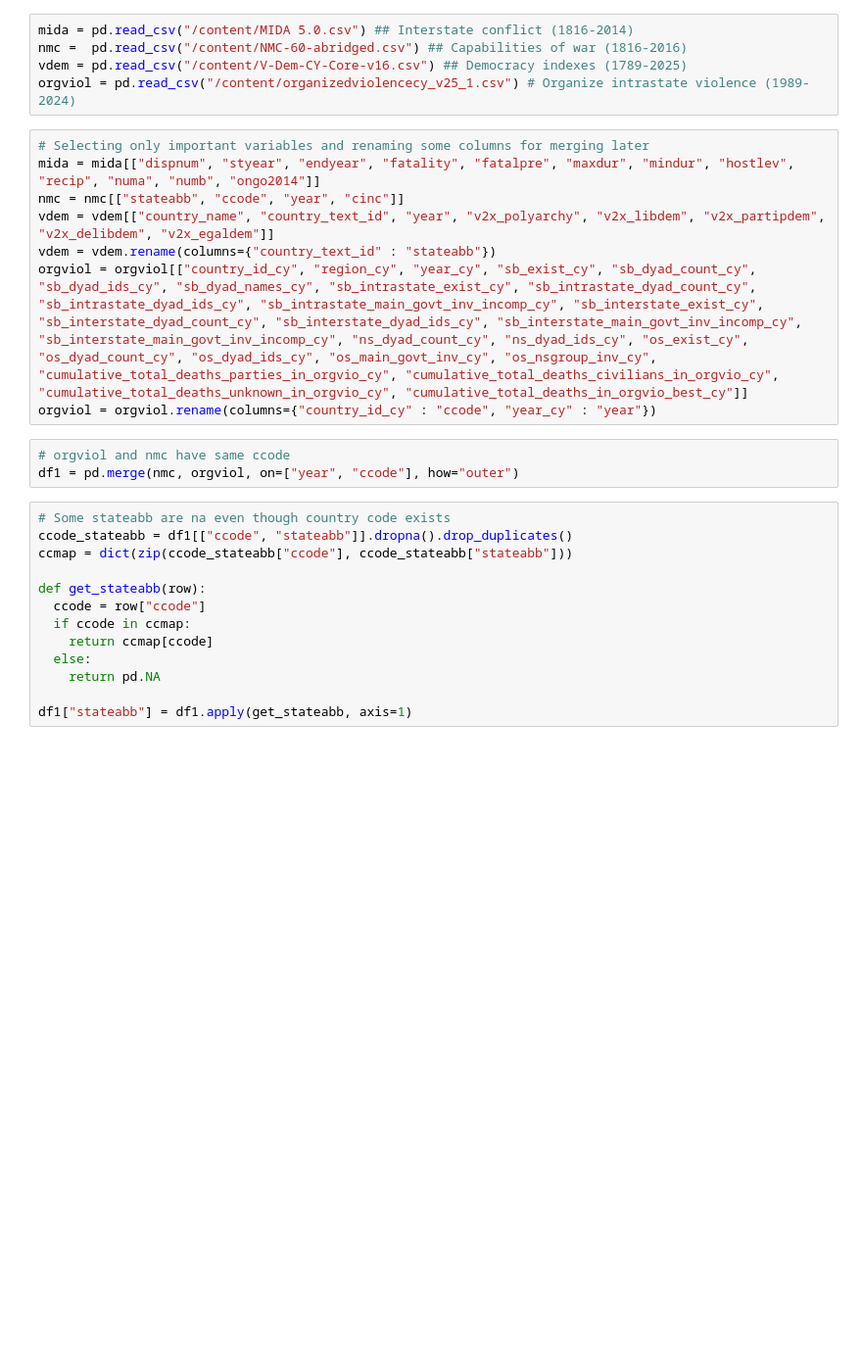
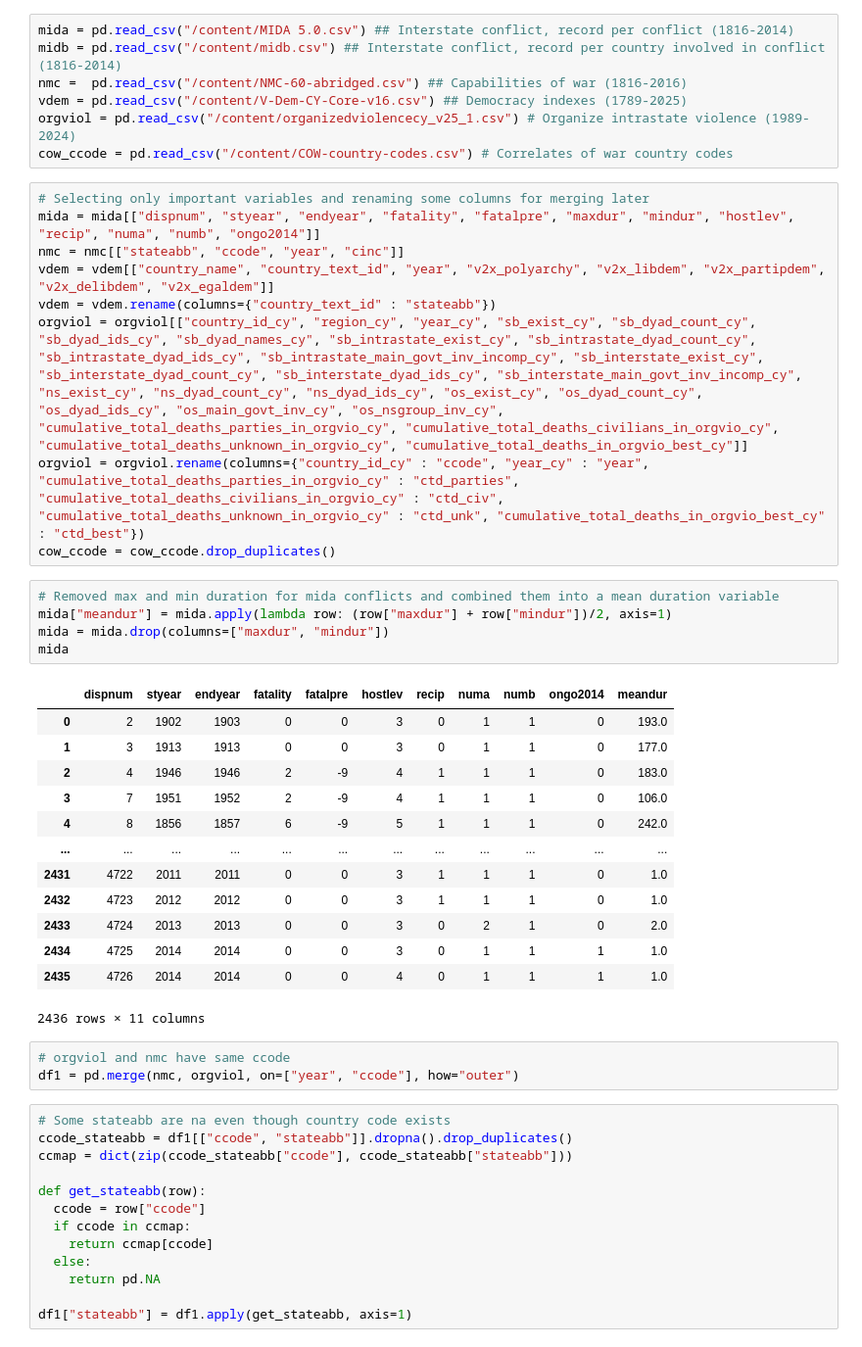
Before and after one commit to Traorasp/ML-Project-Proposal, a Jupyter notebook: ML_Project_Data_Cleanup.ipynb, the cells around one changed output. Shown at 98% size. Saved outputs shown, nothing was run; the diff lists cells and outputs as text; blank space fills up the shorter version.

```diff
--- a/ML_Project_Data_Cleanup.ipynb
+++ b/ML_Project_Data_Cleanup.ipynb
@@ -5,16 +10,38 @@ import numpy as np
 # %%
-mida = pd.read_csv("/content/MIDA 5.0.csv") ## Interstate conflict (1816-2014)
+mida = pd.read_csv("/content/MIDA 5.0.csv") ## Interstate conflict, record per conflict (1816-2014)
+midb = pd.read_csv("/content/midb.csv") ## Interstate conflict, record per country involved in conflict (1816-2014)
 nmc =  pd.read_csv("/content/NMC-60-abridged.csv") ## Capabilities of war (1816-2016)
 vdem = pd.read_csv("/content/V-Dem-CY-Core-v16.csv") ## Democracy indexes (1789-2025)
 orgviol = pd.read_csv("/content/organizedviolencecy_v25_1.csv") # Organize intrastate violence (1989-2024)
+cow_ccode = pd.read_csv("/content/COW-country-codes.csv") # Correlates of war country codes
 # %%
 # Selecting only important variables and renaming some columns for merging later
 mida = mida[["dispnum", "styear", "endyear", "fatality", "fatalpre", "maxdur", "mindur", "hostlev", "recip", "numa", "numb", "ongo2014"]]
 nmc = nmc[["stateabb", "ccode", "year", "cinc"]]
 vdem = vdem[["country_name", "country_text_id", "year", "v2x_polyarchy", "v2x_libdem", "v2x_partipdem", "v2x_delibdem", "v2x_egaldem"]]
 vdem = vdem.rename(columns={"country_text_id" : "stateabb"})
-orgviol = orgviol[["country_id_cy", "region_cy", "year_cy", "sb_exist_cy", "sb_dyad_count_cy", "sb_dyad_ids_cy", "sb_dyad_names_cy", "sb_intrastate_exist_cy", "sb_intrastate_dyad_count_cy", "sb_intrastate_dyad_ids_cy", "sb_intrastate_main_govt_inv_incomp_cy", "sb_interstate_exist_cy", "sb_interstate_dyad_count_cy", "sb_interstate_dyad_ids_cy", "sb_interstate_main_govt_inv_incomp_cy", "sb_interstate_main_govt_inv_incomp_cy", "ns_dyad_count_cy", "ns_dyad_ids_cy", "os_exist_cy", "os_dyad_count_cy", "os_dyad_ids_cy", "os_main_govt_inv_cy", "os_nsgroup_inv_cy", "cumulative_total_deaths_parties_in_orgvio_cy", "cumulative_total_deaths_civilians_in_orgvio_cy", "cumulative_total_deaths_unknown_in_orgvio_cy", "cumulative_total_deaths_in_orgvio_best_cy"]]
-orgviol = orgviol.rename(columns={"country_id_cy" : "ccode", "year_cy" : "year"})
+orgviol = orgviol[["country_id_cy", "region_cy", "year_cy", "sb_exist_cy", "sb_dyad_count_cy", "sb_dyad_ids_cy", "sb_dyad_names_cy", "sb_intrastate_exist_cy", "sb_intrastate_dyad_count_cy", "sb_intrastate_dyad_ids_cy", "sb_intrastate_main_govt_inv_incomp_cy", "sb_interstate_exist_cy", "sb_interstate_dyad_count_cy", "sb_interstate_dyad_ids_cy", "sb_interstate_main_govt_inv_incomp_cy", "ns_exist_cy", "ns_dyad_count_cy", "ns_dyad_ids_cy", "os_exist_cy", "os_dyad_count_cy", "os_dyad_ids_cy", "os_main_govt_inv_cy", "os_nsgroup_inv_cy", "cumulative_total_deaths_parties_in_orgvio_cy", "cumulative_total_deaths_civilians_in_orgvio_cy", "cumulative_total_deaths_unknown_in_orgvio_cy", "cumulative_total_deaths_in_orgvio_best_cy"]]
+orgviol = orgviol.rename(columns={"country_id_cy" : "ccode", "year_cy" : "year", "cumulative_total_deaths_parties_in_orgvio_cy" : "ctd_parties", "cumulative_total_deaths_civilians_in_orgvio_cy" : "ctd_civ", "cumulative_total_deaths_unknown_in_orgvio_cy" : "ctd_unk", "cumulative_total_deaths_in_orgvio_best_cy" : "ctd_best"})
+cow_ccode = cow_ccode.drop_duplicates()
+# %%
+# Removed max and min duration for mida conflicts and combined them into a mean duration variable
+mida["meandur"] = mida.apply(lambda row: (row["maxdur"] + row["mindur"])/2, axis=1)
+mida = mida.drop(columns=["maxdur", "mindur"])
+mida
+# %% [output]
+|  | dispnum | styear | endyear | fatality | fatalpre | hostlev | recip | numa | numb | ongo2014 | meandur |
+| 0 | 2 | 1902 | 1903 | 0 | 0 | 3 | 0 | 1 | 1 | 0 | 193.0 |
+| 1 | 3 | 1913 | 1913 | 0 | 0 | 3 | 0 | 1 | 1 | 0 | 177.0 |
+| 2 | 4 | 1946 | 1946 | 2 | -9 | 4 | 1 | 1 | 1 | 0 | 183.0 |
+| 3 | 7 | 1951 | 1952 | 2 | -9 | 4 | 1 | 1 | 1 | 0 | 106.0 |
+| 4 | 8 | 1856 | 1857 | 6 | -9 | 5 | 1 | 1 | 1 | 0 | 242.0 |
+| ... | ... | ... | ... | ... | ... | ... | ... | ... | ... | ... | ... |
+| 2431 | 4722 | 2011 | 2011 | 0 | 0 | 3 | 1 | 1 | 1 | 0 | 1.0 |
+| 2432 | 4723 | 2012 | 2012 | 0 | 0 | 3 | 1 | 1 | 1 | 0 | 1.0 |
+| 2433 | 4724 | 2013 | 2013 | 0 | 0 | 3 | 0 | 2 | 1 | 0 | 2.0 |
+| 2434 | 4725 | 2014 | 2014 | 0 | 0 | 3 | 0 | 1 | 1 | 1 | 1.0 |
+| 2435 | 4726 | 2014 | 2014 | 0 | 0 | 4 | 0 | 1 | 1 | 1 | 1.0 |
+2436 rows × 11 columns
 # %%
 # orgviol and nmc have same ccode
 df1 = pd.merge(nmc, orgviol, on=["year", "ccode"], how="outer")
```
Also changed, not shown: parts of 26 cells of this notebook.
